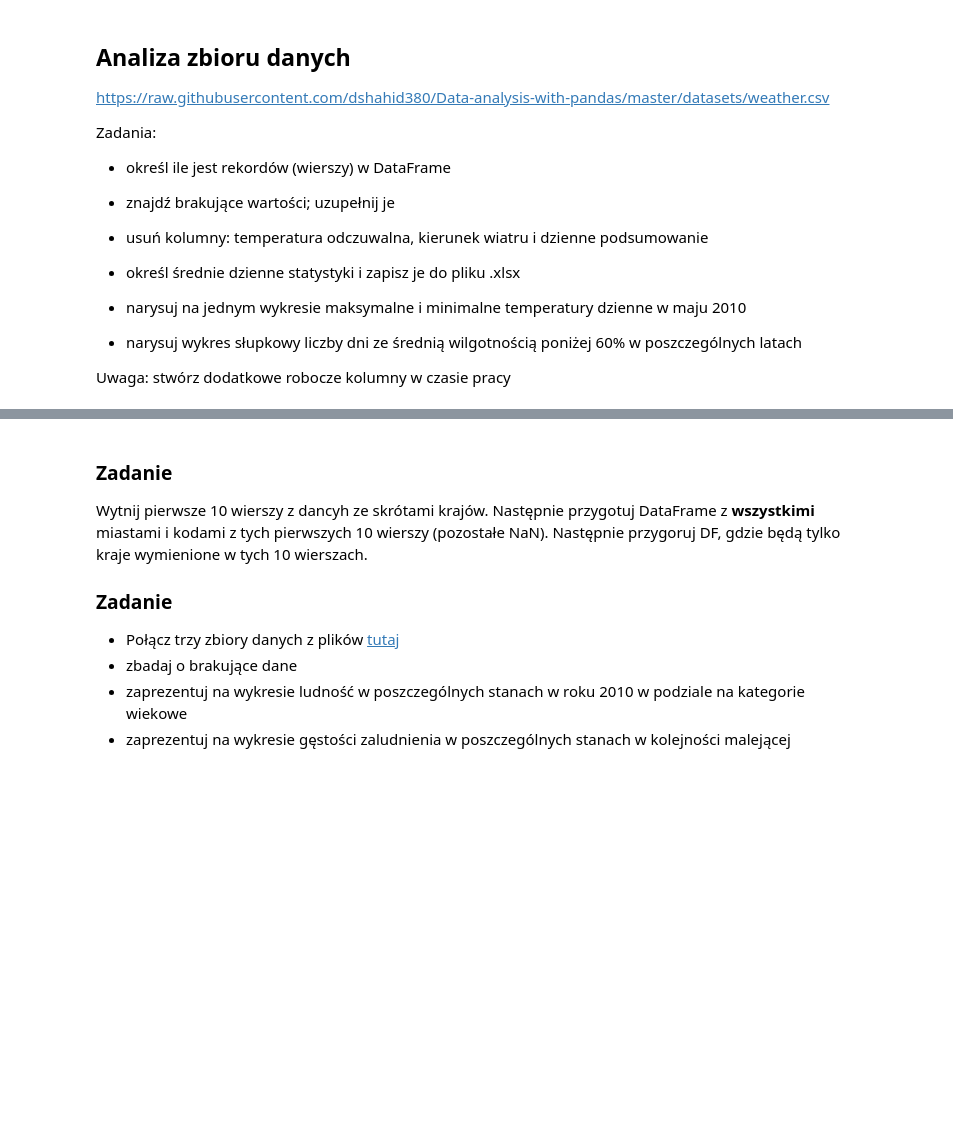
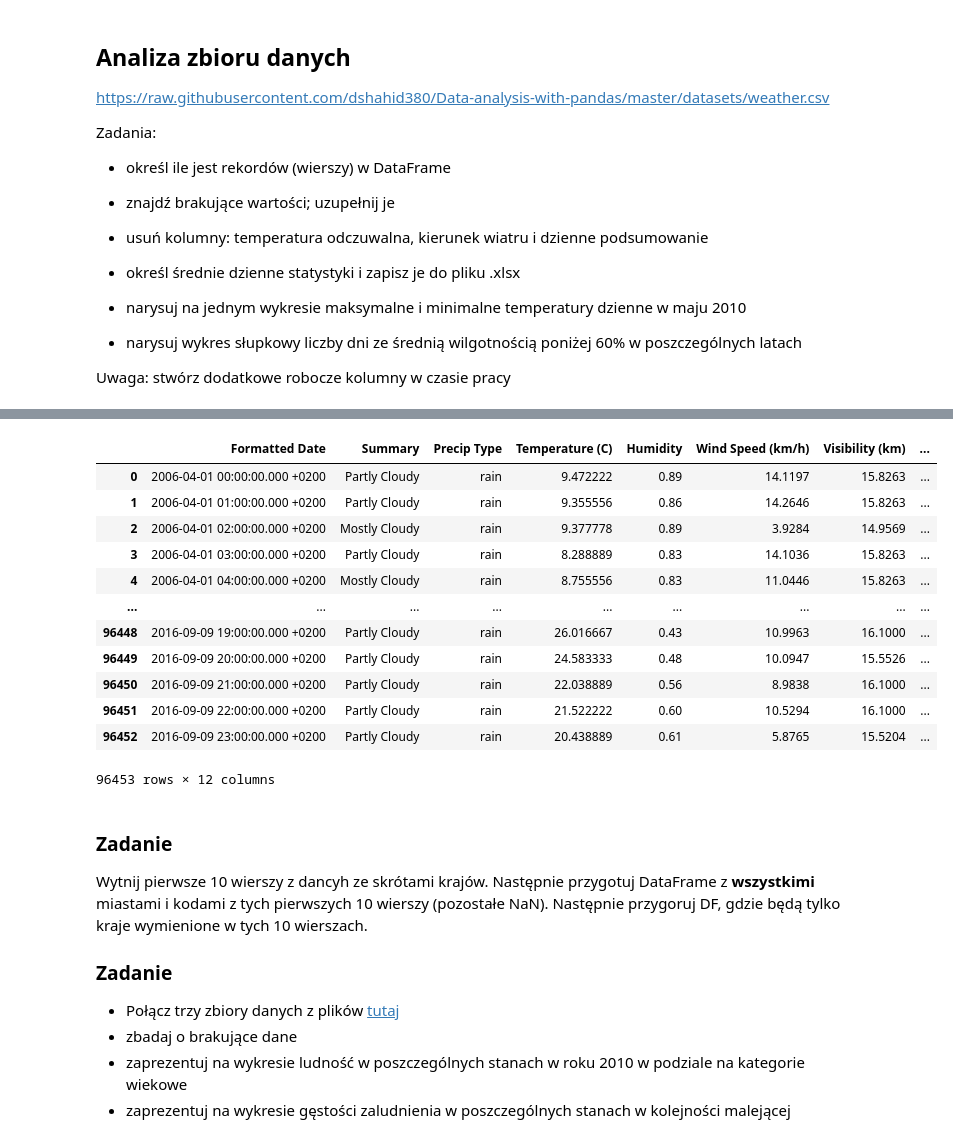
Before and after one commit to Klaudia2022/Obliczenianaukowe, a Jupyter notebook: Pandas2_live.ipynb, the cells around one changed output, grey strips where cells are left out. Cells and saved outputs as stored; diff of their text form; code cells hidden in the pictures; blank space fills up the shorter version.

```diff
--- a/Pandas2_live.ipynb
+++ b/Pandas2_live.ipynb
@@ -135,0 +174,25 @@ Uwaga: stwórz dodatkowe robocze kolumny w czasie pracy
+# %%
+def data(fdata):
+  return fdata[6:7]
+# %%
+DANE['data']=DANE['Formatted Date'].apply(data)
+# %%
+DANE['rok']=DANE['Formatted Date'].apply(data)
+# %%
+DANE['miesiac']=DANE['Formatted Date'].apply(data)
+# %%
+DANE
+# %% [output]
+|  | Formatted Date | Summary | Precip Type | Temperature (C) | Humidity | Wind Speed (km/h) | Visibility (km) | ... |
+| 0 | 2006-04-01 00:00:00.000 +0200 | Partly Cloudy | rain | 9.472222 | 0.89 | 14.1197 | 15.8263 | ... |
+| 1 | 2006-04-01 01:00:00.000 +0200 | Partly Cloudy | rain | 9.355556 | 0.86 | 14.2646 | 15.8263 | ... |
+| 2 | 2006-04-01 02:00:00.000 +0200 | Mostly Cloudy | rain | 9.377778 | 0.89 | 3.9284 | 14.9569 | ... |
+| 3 | 2006-04-01 03:00:00.000 +0200 | Partly Cloudy | rain | 8.288889 | 0.83 | 14.1036 | 15.8263 | ... |
+| 4 | 2006-04-01 04:00:00.000 +0200 | Mostly Cloudy | rain | 8.755556 | 0.83 | 11.0446 | 15.8263 | ... |
+| ... | ... | ... | ... | ... | ... | ... | ... | ... |
+| 96448 | 2016-09-09 19:00:00.000 +0200 | Partly Cloudy | rain | 26.016667 | 0.43 | 10.9963 | 16.1000 | ... |
+| 96449 | 2016-09-09 20:00:00.000 +0200 | Partly Cloudy | rain | 24.583333 | 0.48 | 10.0947 | 15.5526 | ... |
+| 96450 | 2016-09-09 21:00:00.000 +0200 | Partly Cloudy | rain | 22.038889 | 0.56 | 8.9838 | 16.1000 | ... |
+| 96451 | 2016-09-09 22:00:00.000 +0200 | Partly Cloudy | rain | 21.522222 | 0.60 | 10.5294 | 16.1000 | ... |
+| 96452 | 2016-09-09 23:00:00.000 +0200 | Partly Cloudy | rain | 20.438889 | 0.61 | 5.8765 | 15.5204 | ... |
+96453 rows × 12 columns
```
Also changed, not shown: parts of 11 cells of this notebook.
